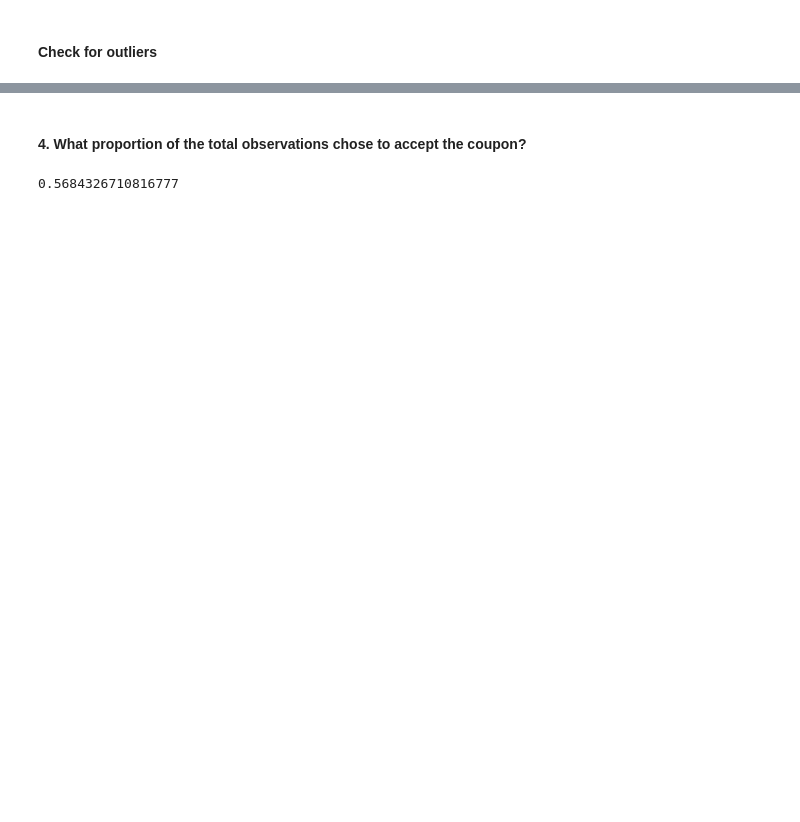
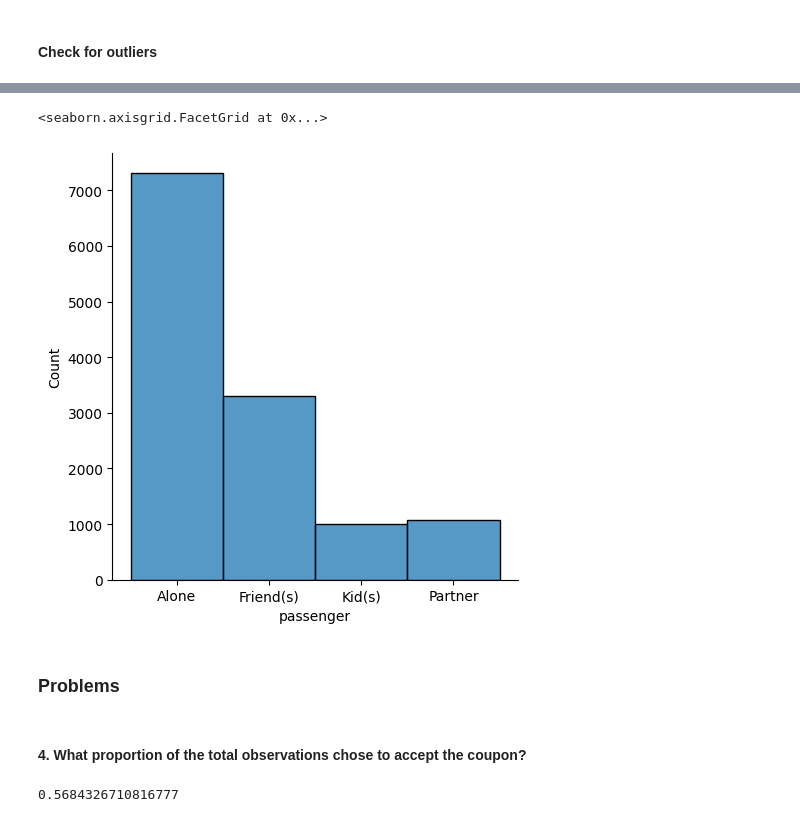
Before and after one commit to mlmangum/berkeley_ai_ml, a Jupyter notebook: prompt.ipynb, the cells around one changed output, grey strips where cells are left out. Drawn from its saved outputs; the diff is of its cells as text; code cells hidden in the pictures; blank space fills up the shorter version.

```diff
--- a/prompt.ipynb
+++ b/prompt.ipynb
@@ -406,3 +475,10 @@ sns.pairplot(data)
+# %%
+sns.displot(data['passenger'])
+# %% [output]
+<seaborn.axisgrid.FacetGrid at 0x...>
+[figure, added]
+# %% [markdown]
+### Problems
 # %% [markdown]
 #### 4. What proportion of the total observations chose to accept the coupon?
 # %%
```
Also changed, not shown: parts of 22 cells of this notebook.
